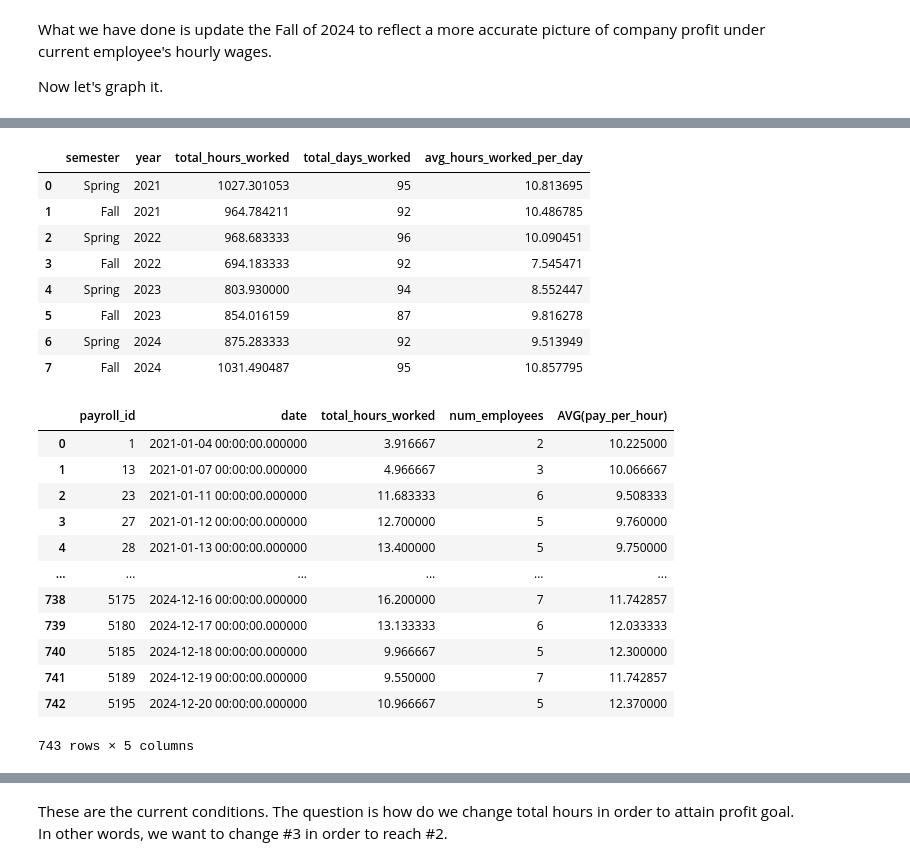
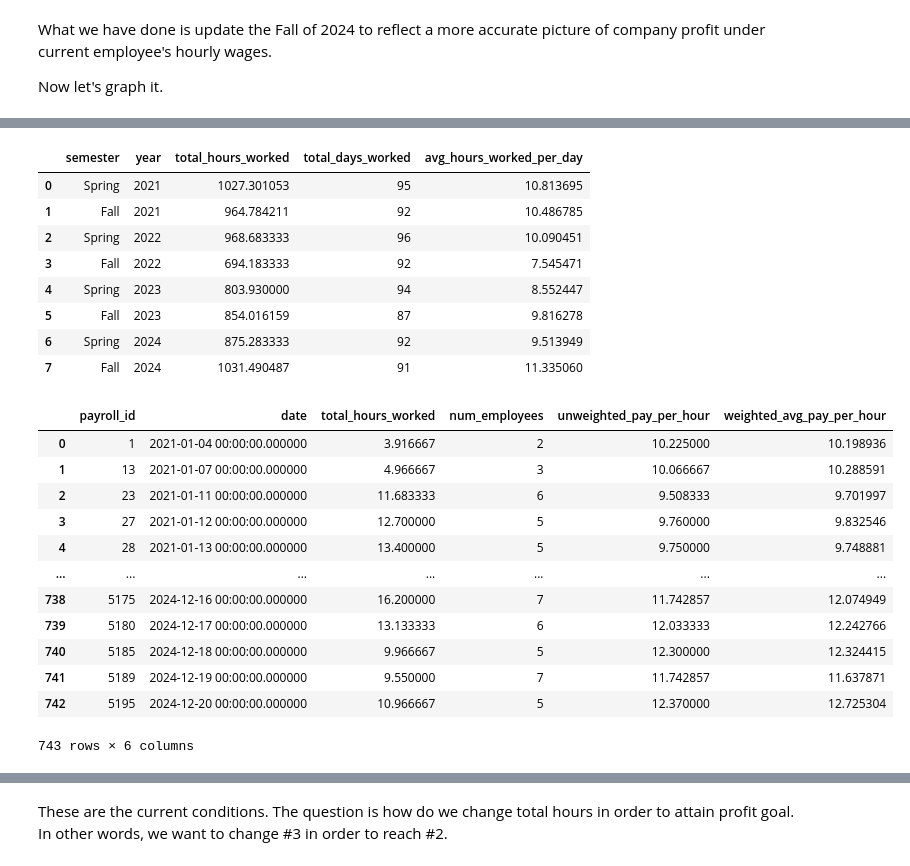
Before and after one commit to brianrosseau/projects, a Jupyter notebook: Kathy's Cleaning.ipynb, the cells around one changed output, grey strips where cells are left out. Saved outputs shown, nothing was run; the diff lists cells and outputs as text; code cells hidden in the pictures.

```diff
--- a/Kathy's Cleaning.ipynb
+++ b/Kathy's Cleaning.ipynb
@@ -1404,13 +1533,14 @@ SELECT
     strftime('%Y', e.week_of) AS year,
     SUM(e.hours) AS total_hours_worked,
     COUNT(DISTINCT(j.payroll_id)) AS total_days_worked,
-    SUM(e.hours) / COUNT(DISTINCT(j.payroll_id)) AS avg_hours_worked_per_day
+    SUM(e.hours) * 1.0 / COUNT(DISTINCT(j.payroll_id)) AS avg_hours_worked_per_day
 FROM printouts_table AS e
 JOIN payroll_table AS j
 ON e.payroll_id = j.payroll_id
 WHERE j.job_name = 'COV SCHL'
 AND j.job_pays BETWEEN 211 AND 230
 AND strftime('%m', j.week_of) NOT IN ('06', '07')
+AND e.hours IS NOT NULL
 GROUP BY year, semester
 ORDER BY year, semester DESC
 """
@@ -1425,40 +1555,44 @@ df
 | 4 | Spring | 2023 | 803.930000 | 94 | 8.552447 |
 | 5 | Fall | 2023 | 854.016159 | 87 | 9.816278 |
 | 6 | Spring | 2024 | 875.283333 | 92 | 9.513949 |
-| 7 | Fall | 2024 | 1031.490487 | 95 | 10.857795 |
+| 7 | Fall | 2024 | 1031.490487 | 91 | 11.335060 |
 # %%
-# This starts with the payroll_id (individual work day). It figures the total num hours worked, and the num workers for each day.
-
+# This method starts with the payroll_id (individual work day). It figures the total num hours worked, and the num workers for each day.
 query = """
-
-    SELECT j.payroll_id, j.date, SUM(e.hours) AS total_hours_worked, COUNT(DISTINCT(e.employee)) AS num_employees, AVG(pay_per_hour)
+    SELECT
+        j.payroll_id,
+        j.date,
+        SUM(e.hours) AS total_hours_worked,
+        COUNT(DISTINCT(e.employee)) AS num_employees,
+        AVG(y.pay_per_hour) AS unweighted_pay_per_hour,
+        SUM(e.hours * y.pay_per_hour) * 1.0 / SUM(e.hours) AS weighted_avg_pay_per_hour
     FROM printouts_table AS e
     JOIN payroll_table AS j
       ON e.payroll_id = j.payroll_id
     JOIN pay_table AS y
       ON e.employee = y.employee AND e.week_of = y.week_of
     WHERE j.customer_id = 6
       AND j.job_pays BETWEEN 211 AND 230
       AND strftime('%m', j.week_of) NOT IN ('06', '07')
     GROUP BY j.payroll_id
     ORDER BY j.date
 """
 df = pd.read_sql(query, engine)
 df
 # %% [output]
-|  | payroll_id | date | total_hours_worked | num_employees | AVG(pay_per_hour) |
-| 0 | 1 | 2021-01-04 00:00:00.000000 | 3.916667 | 2 | 10.225000 |
-| 1 | 13 | 2021-01-07 00:00:00.000000 | 4.966667 | 3 | 10.066667 |
-| 2 | 23 | 2021-01-11 00:00:00.000000 | 11.683333 | 6 | 9.508333 |
-| 3 | 27 | 2021-01-12 00:00:00.000000 | 12.700000 | 5 | 9.760000 |
-| 4 | 28 | 2021-01-13 00:00:00.000000 | 13.400000 | 5 | 9.750000 |
-| ... | ... | ... | ... | ... | ... |
-| 738 | 5175 | 2024-12-16 00:00:00.000000 | 16.200000 | 7 | 11.742857 |
-| 739 | 5180 | 2024-12-17 00:00:00.000000 | 13.133333 | 6 | 12.033333 |
-| 740 | 5185 | 2024-12-18 00:00:00.000000 | 9.966667 | 5 | 12.300000 |
-| 741 | 5189 | 2024-12-19 00:00:00.000000 | 9.550000 | 7 | 11.742857 |
-| 742 | 5195 | 2024-12-20 00:00:00.000000 | 10.966667 | 5 | 12.370000 |
+|  | payroll_id | date | total_hours_worked | num_employees | unweighted_pay_per_hour | weighted_avg_pay_per_hour |
+| 0 | 1 | 2021-01-04 00:00:00.000000 | 3.916667 | 2 | 10.225000 | 10.198936 |
+| 1 | 13 | 2021-01-07 00:00:00.000000 | 4.966667 | 3 | 10.066667 | 10.288591 |
+| 2 | 23 | 2021-01-11 00:00:00.000000 | 11.683333 | 6 | 9.508333 | 9.701997 |
+| 3 | 27 | 2021-01-12 00:00:00.000000 | 12.700000 | 5 | 9.760000 | 9.832546 |
+| 4 | 28 | 2021-01-13 00:00:00.000000 | 13.400000 | 5 | 9.750000 | 9.748881 |
+| ... | ... | ... | ... | ... | ... | ... |
+| 738 | 5175 | 2024-12-16 00:00:00.000000 | 16.200000 | 7 | 11.742857 | 12.074949 |
+| 739 | 5180 | 2024-12-17 00:00:00.000000 | 13.133333 | 6 | 12.033333 | 12.242766 |
+| 740 | 5185 | 2024-12-18 00:00:00.000000 | 9.966667 | 5 | 12.300000 | 12.324415 |
+| 741 | 5189 | 2024-12-19 00:00:00.000000 | 9.550000 | 7 | 11.742857 | 11.637871 |
+| 742 | 5195 | 2024-12-20 00:00:00.000000 | 10.966667 | 5 | 12.370000 | 12.725304 |
-743 rows × 5 columns
+743 rows × 6 columns
 # %%
 # First find all three averages by the day...
 query = """
```
Also changed, not shown: parts of 130 cells of this notebook.
